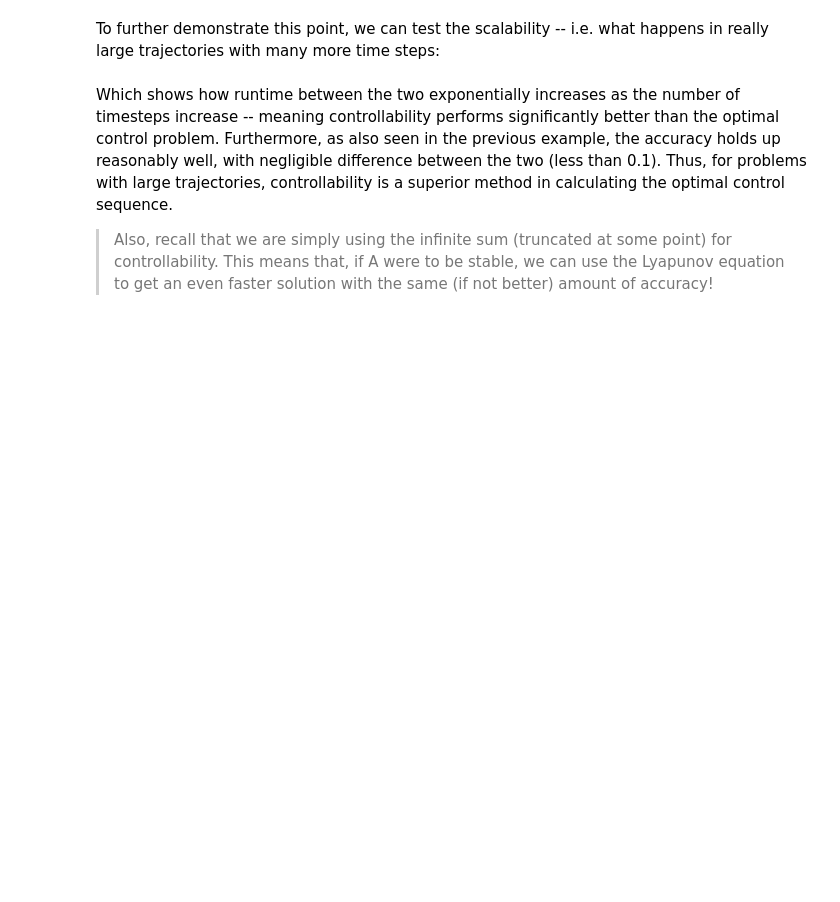
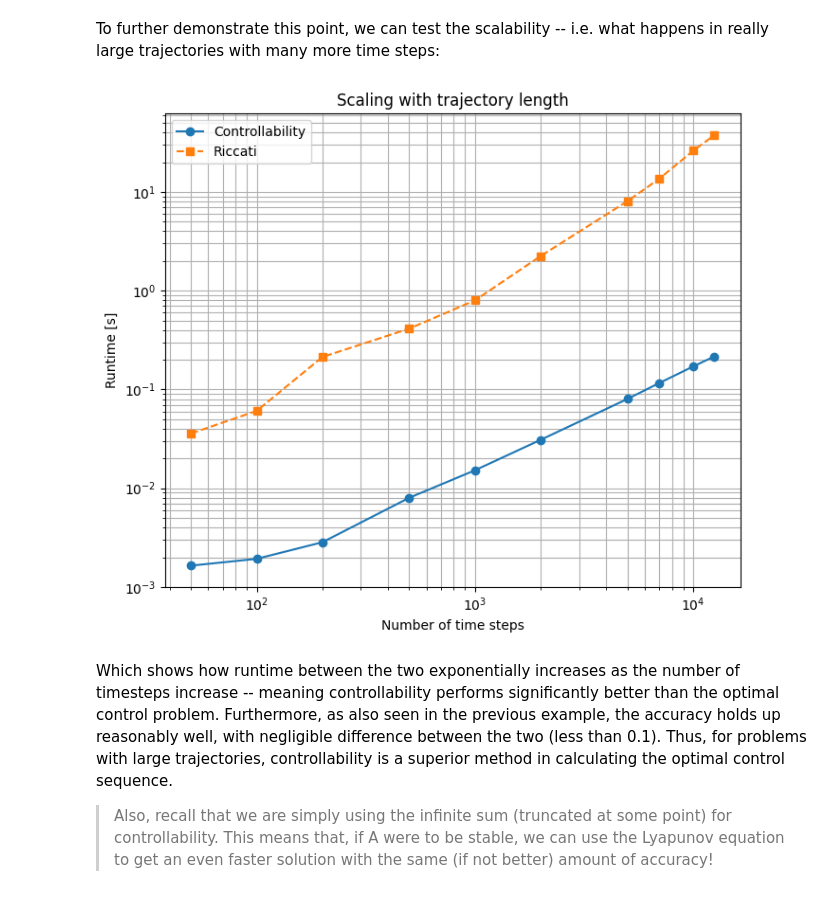
Before and after one commit to p-smith22/dymad-dev, a Jupyter notebook: examples/controllability/part_1.ipynb, the cells around one changed output. Cells and saved outputs as stored; diff of their text form; code cells hidden in the pictures; blank space fills up the shorter version.

```diff
--- a/examples/controllability/part_1.ipynb
+++ b/examples/controllability/part_1.ipynb
@@ -300,7 +299,6 @@ time_ctr, time_ric = [], []
 # Weights:
 Q = 1e-8 * np.eye(A.shape[0])
 R = np.eye(B.shape[1])
-Pf = 1e2 * np.eye(A.shape[0])
 
 # Sweep horizon lengths:
 for n_tsteps in n_vals:
@@ -308,34 +306,36 @@ for n_tsteps in n_vals:
     # Controllability:
     t0 = time.time()
     Ctrl, W = controllability(A, B, n_tsteps)
     x_ctr, u_ctr = optimal_ctrl(A, B, C, model, Ctrl, W, n_tsteps, x_0, x_f, plot_graph=False)
     t1 = time.time()
 
     # Calculate controllability results:
     time_ctr.append(t1 - t0)
 
     # Riccati Optimization:
     t0 = time.time()
-    x_ric, u_ric = riccati_opt(A, B, C, model, x_0, x_f, n_tsteps, Q, R, Pf)
+    x_ric, u_ric = riccati_opt(A, B, C, model, x_0, x_f, n_tsteps, Q, R)
     t1 = time.time()
 
     # Calculate Riccati results:
     time_ric.append(t1 - t0)
 
 # Plot results:
 plt.figure(figsize=(7, 6))
 
 # Plot runtime vs number of time steps:
 plt.loglog(n_vals, time_ctr, 'o-', label='Controllability')
 plt.loglog(n_vals, time_ric, 's--', label='Riccati')
 
 # Plot settings:
 plt.ylabel("Runtime [s]")
 plt.xlabel("Number of time steps")
 plt.grid(True, which="both")
 plt.legend()
 plt.title("Scaling with trajectory length")
 plt.tight_layout()
+# %% [output]
+[figure, added]
 # %% [markdown]
 Which shows how runtime between the two exponentially increases as the number of timesteps increase -- meaning controllability performs significantly better than the optimal control problem. Furthermore, as also seen in the previous example, the accuracy holds up reasonably well, with negligible difference between the two (less than 0.1). Thus, for problems with large trajectories, controllability is a superior method in calculating the optimal control sequence.
 > Also, recall that we are simply using the infinite sum (truncated at some point) for controllability. This means that, if A were to be stable, we can use the Lyapunov equation to get an even faster solution with the same (if not better) amount of accuracy!
```
Also changed, not shown: parts of 2 cells of this notebook, 2 other files.
